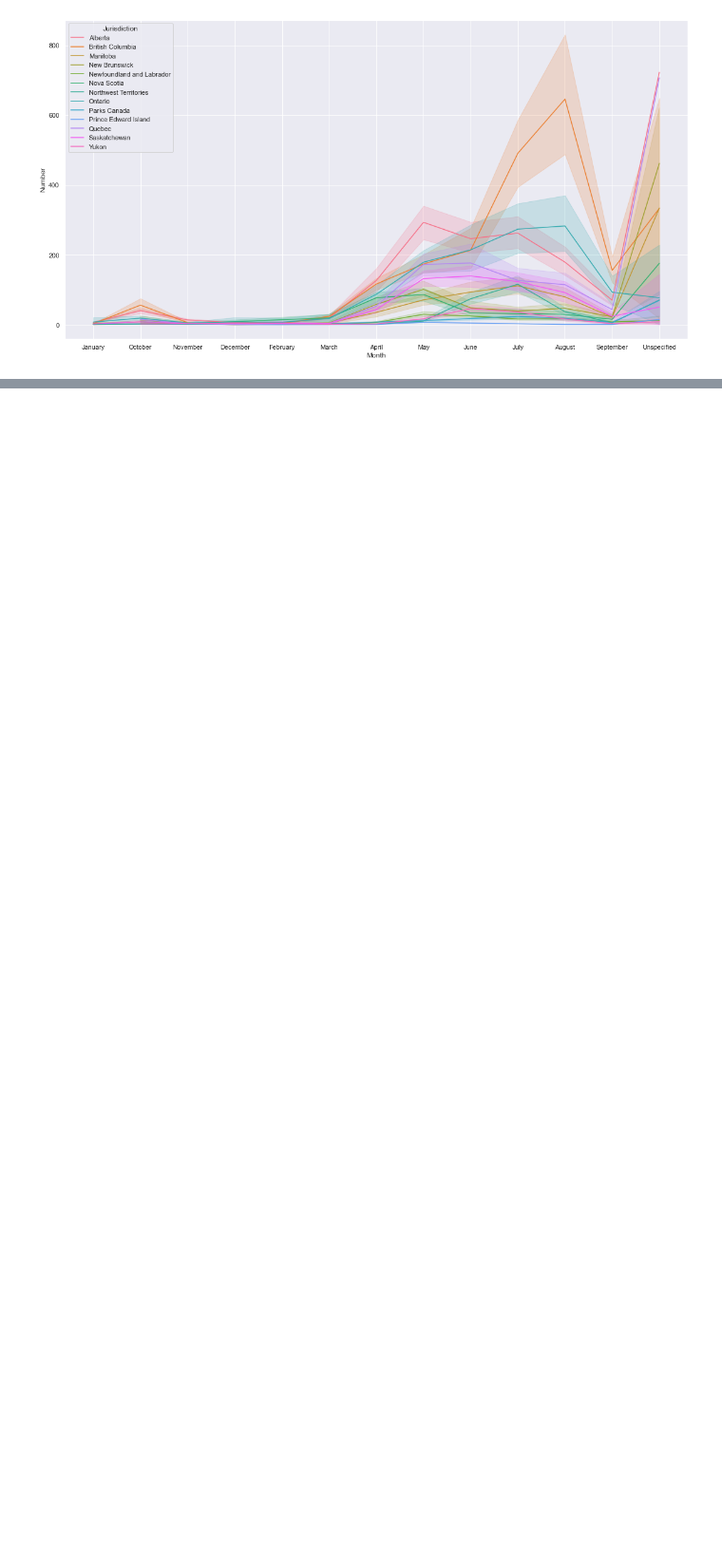
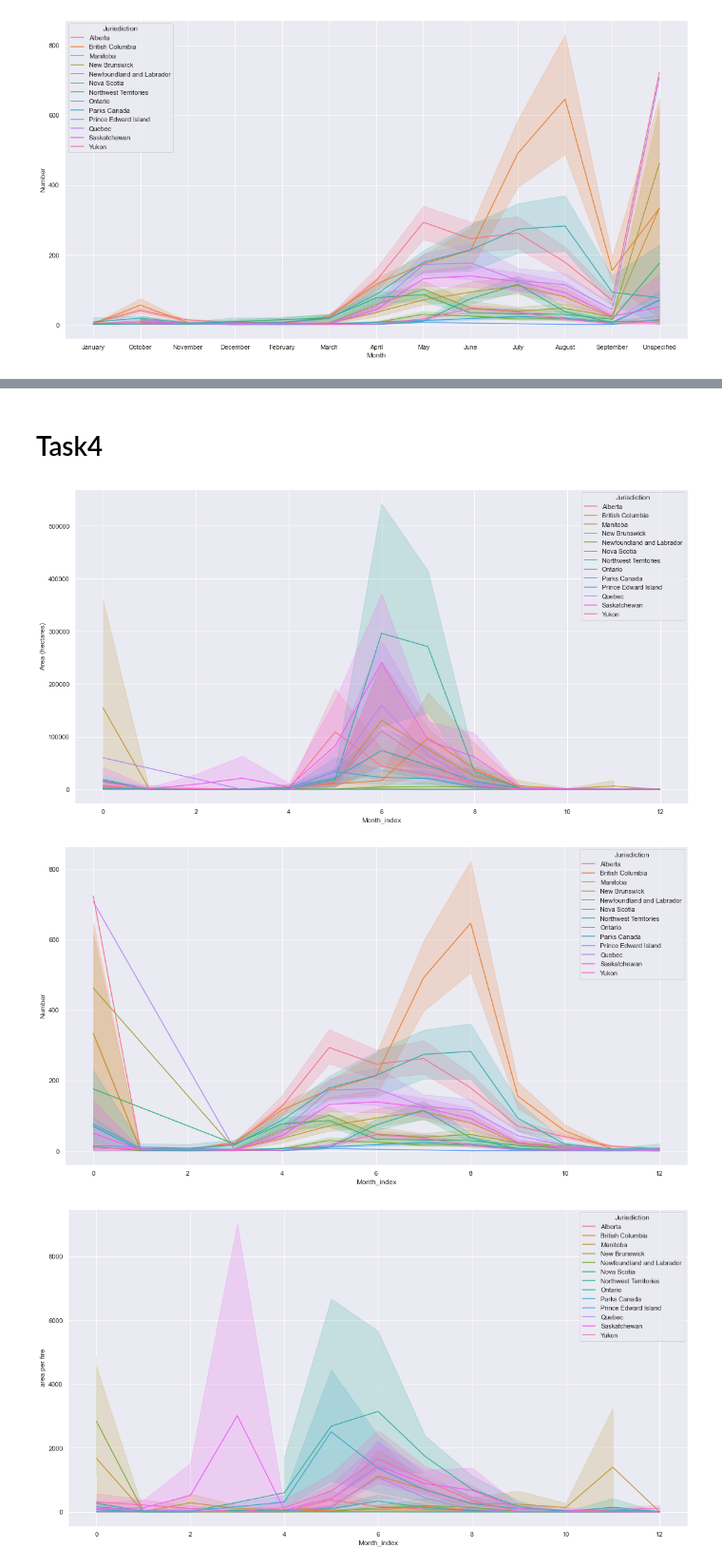
Before and after one commit to data301-2021-winter1/solo-Andrew1422, a Jupyter notebook: notebooks/analysis3.ipynb, the cells around one changed output, grey strips where cells are left out. Shown at 95% size. Cells and saved outputs as stored; diff of their text form; code cells hidden in the pictures; blank space fills up the shorter version.

```diff
--- a/notebooks/analysis3.ipynb
+++ b/notebooks/analysis3.ipynb
@@ -90,0 +65,3 @@ def assign_index_to_month(table):
+# %%
+area_burned_by_month= area_burned_by_month.rename(columns={"ï»¿Year":"Year"})
+number_of_fires_by_month= number_of_fires_by_month.rename(columns={"ï»¿Year":"Year"})
@@ -139,3 +75,0 @@ display(number_of_fires_by_month)
-# %%
-new=pd.merge(area_burned_by_month,number_of_fires_by_month,how="inner")
-display(new)
@@ -156,3 +75,0 @@ display(new)
-# %%
-new["area per fire"]=new["Area (hectares)"]/new["Number"]
-new
@@ -172,0 +78,5 @@ new
+# %%
+table3=pd.merge(area_burned_by_month,number_of_fires_by_month,how="inner")
+table3["area per fire"]=new["Area (hectares)"]/new["Number"]
+table3=table3.reindex(columns=["Year","Jurisdiction","Month_index","Month","Number","Area (hectares)","area per fire"])
+table3
@@ -172,0 +97,17 @@ new
+# %% [markdown]
+# Task4
+# %%
+sns.set(style = "darkgrid")
+plt.figure(figsize=(19,10))
+sns.lineplot(x="Month_index", y="Area (hectares)", hue="Jurisdiction", data = area_burned_by_month)
+plt.show()
+plt.figure(figsize=(19,10))
+sns.lineplot(x="Month_index", y="Number", hue="Jurisdiction", data = number_of_fires_by_month)
+plt.show()
+plt.figure(figsize=(19,10))
+sns.lineplot(x="Month_index", y="area per fire", hue="Jurisdiction", data = table3)
+plt.show()
+# %% [output]
+[figure, added]
+[figure, added]
+[figure, added]
```
Also changed, not shown: parts of 17 cells of this notebook, 1 other file.
